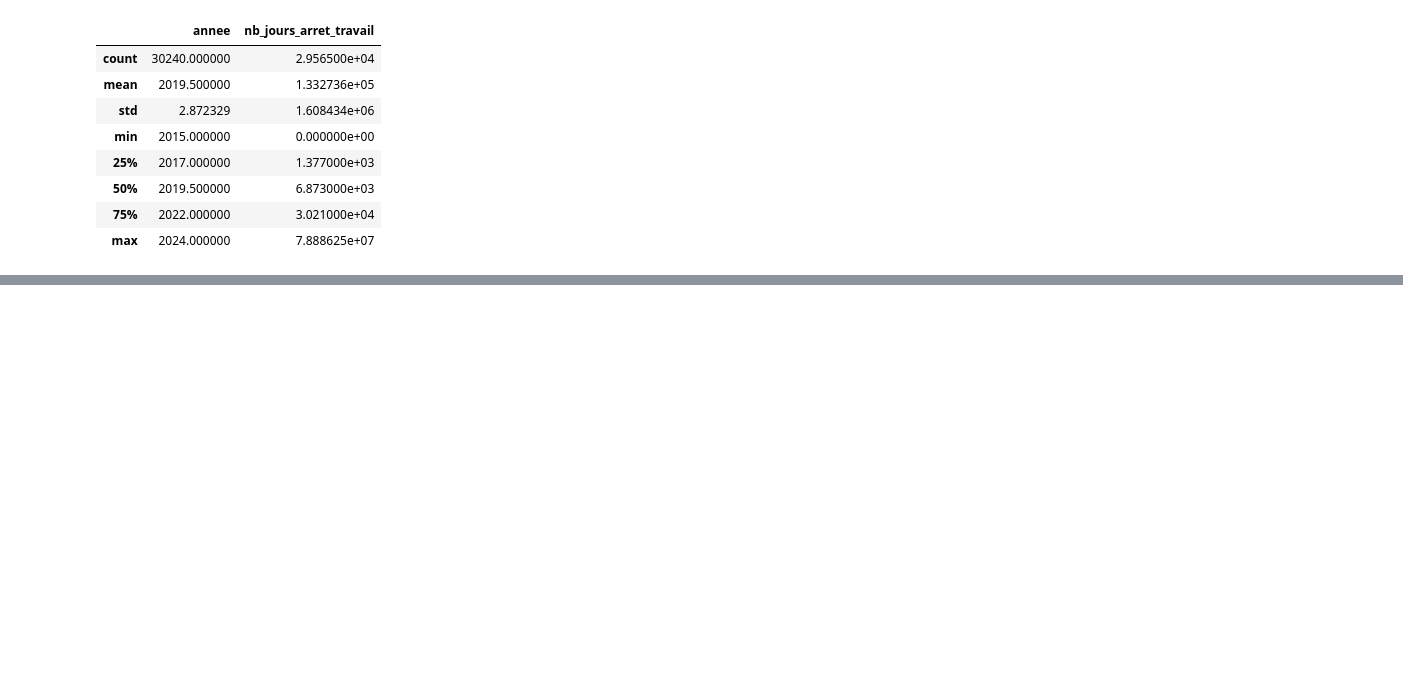
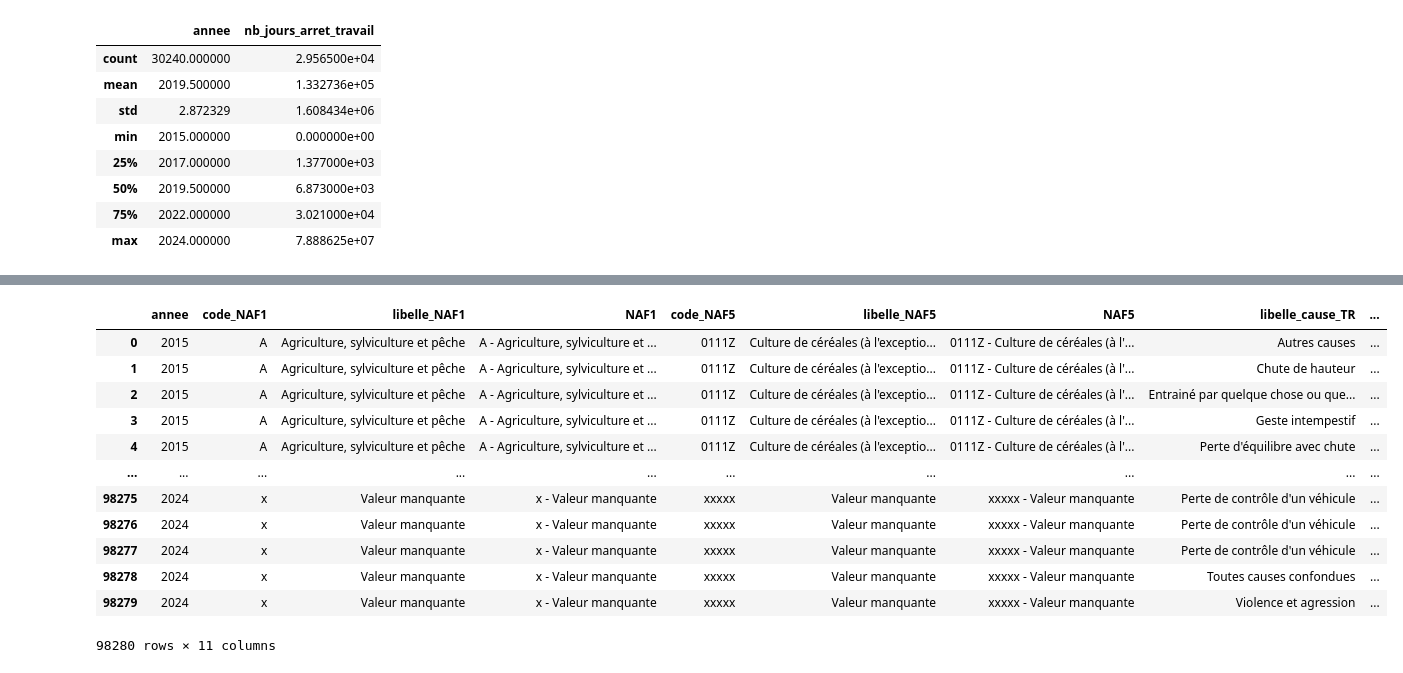
Before and after one commit to hannaabboudjr-alt/Hanna_brief_13, a Jupyter notebook: Desktop/13/exploration.ipynb, the cells around one changed output, grey strips where cells are left out. Cells and saved outputs as stored; diff of their text form; code cells hidden in the pictures; blank space fills up the shorter version.

```diff
--- a/Desktop/13/exploration.ipynb
+++ b/Desktop/13/exploration.ipynb
@@ -36,0 +120,18 @@ df_ar_sa.describe()
+# %%
+df_cause = pd.read_csv("causes-des-accidents-de-trajet-par-secteur-d-activite-naf-1-et-naf-5.csv", sep=";")
+# %%
+df_cause
+# %% [output]
+|  | annee | code_NAF1 | libelle_NAF1 | NAF1 | code_NAF5 | libelle_NAF5 | NAF5 | libelle_cause_TR | ... |
+| 0 | 2015 | A | Agriculture, sylviculture et pêche | A - Agriculture, sylviculture et ... | 0111Z | Culture de céréales (à l'exceptio... | 0111Z - Culture de céréales (à l'... | Autres causes | ... |
+| 1 | 2015 | A | Agriculture, sylviculture et pêche | A - Agriculture, sylviculture et ... | 0111Z | Culture de céréales (à l'exceptio... | 0111Z - Culture de céréales (à l'... | Chute de hauteur | ... |
+| 2 | 2015 | A | Agriculture, sylviculture et pêche | A - Agriculture, sylviculture et ... | 0111Z | Culture de céréales (à l'exceptio... | 0111Z - Culture de céréales (à l'... | Entrainé par quelque chose ou que... | ... |
+| 3 | 2015 | A | Agriculture, sylviculture et pêche | A - Agriculture, sylviculture et ... | 0111Z | Culture de céréales (à l'exceptio... | 0111Z - Culture de céréales (à l'... | Geste intempestif | ... |
+| 4 | 2015 | A | Agriculture, sylviculture et pêche | A - Agriculture, sylviculture et ... | 0111Z | Culture de céréales (à l'exceptio... | 0111Z - Culture de céréales (à l'... | Perte d'équilibre avec chute | ... |
+| ... | ... | ... | ... | ... | ... | ... | ... | ... | ... |
+| 98275 | 2024 | x | Valeur manquante | x - Valeur manquante | xxxxx | Valeur manquante | xxxxx - Valeur manquante | Perte de contrôle d'un véhicule | ... |
+| 98276 | 2024 | x | Valeur manquante | x - Valeur manquante | xxxxx | Valeur manquante | xxxxx - Valeur manquante | Perte de contrôle d'un véhicule | ... |
+| 98277 | 2024 | x | Valeur manquante | x - Valeur manquante | xxxxx | Valeur manquante | xxxxx - Valeur manquante | Perte de contrôle d'un véhicule | ... |
+| 98278 | 2024 | x | Valeur manquante | x - Valeur manquante | xxxxx | Valeur manquante | xxxxx - Valeur manquante | Toutes causes confondues | ... |
+| 98279 | 2024 | x | Valeur manquante | x - Valeur manquante | xxxxx | Valeur manquante | xxxxx - Valeur manquante | Violence et agression | ... |
+98280 rows × 11 columns
```
Also changed, not shown: parts of 28 cells of this notebook, 3 other files.
